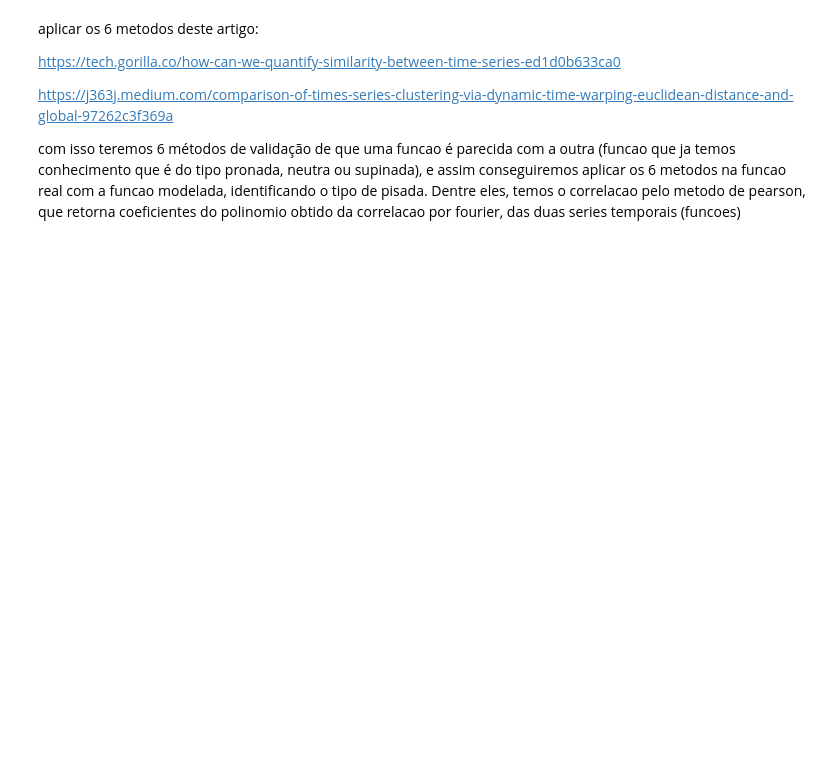
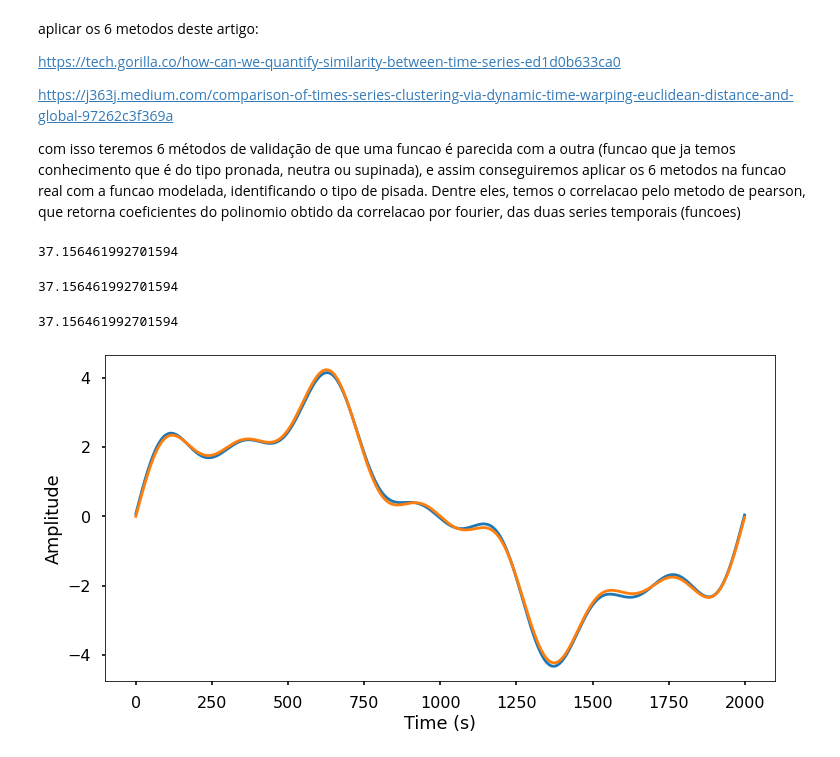
Before and after one commit to DiogoReze/FFT-Estudo, a Jupyter notebook: FFT_Estudo.ipynb, the cells around one changed output. Cells and saved outputs as stored; diff of their text form; code cells hidden in the pictures; blank space fills up the shorter version.

```diff
--- a/FFT_Estudo.ipynb
+++ b/FFT_Estudo.ipynb
@@ -158,3 +159,37 @@ https://j363j.medium.com/comparison-of-times-series-clustering-via-dynamic-time-
 
 com isso teremos 6 métodos de validação de que uma funcao é parecida com a outra (funcao que ja temos conhecimento que é do tipo pronada, neutra ou supinada), e assim conseguiremos aplicar os 6 metodos na funcao real com a funcao modelada, identificando o tipo de pisada.
 Dentre eles, temos o correlacao pelo metodo de pearson, que retorna coeficientes do polinomio obtido da correlacao por fourier, das duas series temporais (funcoes)
+# %%
+def calc_euclidean(actual, predic):
+    return np.sqrt(np.sum((actual - predic) ** 2))
+
+print(calc_euclidean(np.abs(x), np.abs(filtered)))
+# %% [output]
+37.156461992701594
+# %%
+def calc_mape(actual, predic):
+    return np.mean(np.abs((actual - predic) / actual))
+
+print(calc_euclidean(np.abs(x), np.abs(filtered)))
+# %% [output]
+37.156461992701594
+# %%
+def calc_correlation(actual, predic):
+    a_diff = actual - np.mean(actual)
+    p_diff = predic - np.mean(predic)
+    numerator = np.sum(a_diff * p_diff)
+    denominator = np.sqrt(np.sum(a_diff ** 2)) * np.sqrt(np.sum(p_diff ** 2))
+    return numerator / denominator
+
+print(calc_euclidean(np.abs(x), np.abs(filtered)))
+# %% [output]
+37.156461992701594
+# %%
+plt.figure(figsize = (12, 6))
+plt.plot(filtered)
+plt.plot(aux)
+plt.xlabel('Time (s)')
+plt.ylabel('Amplitude')
+plt.show()
+# %% [output]
+[figure, added]
```
Also changed, not shown: parts of 5 cells of this notebook.
